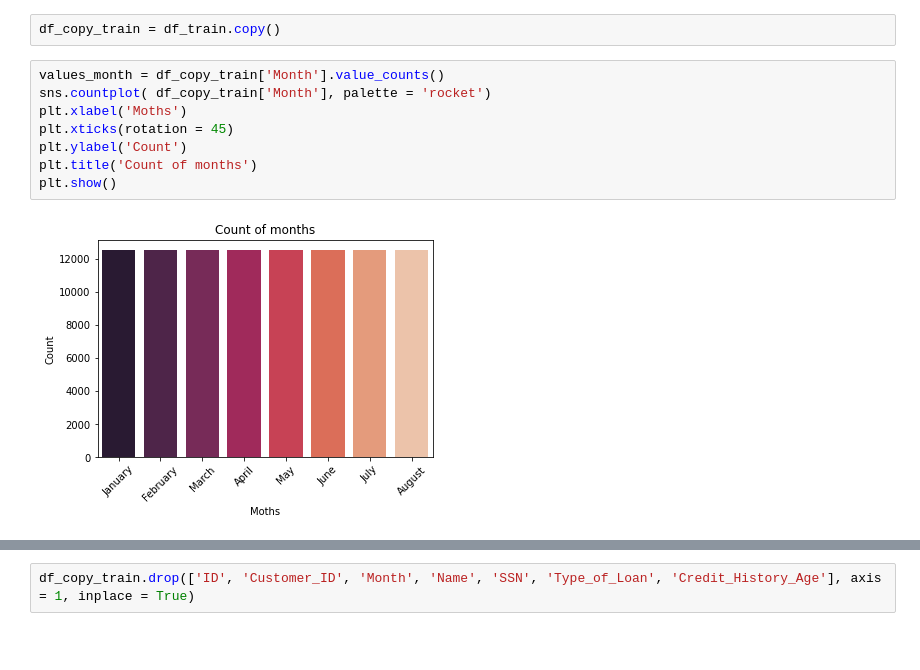
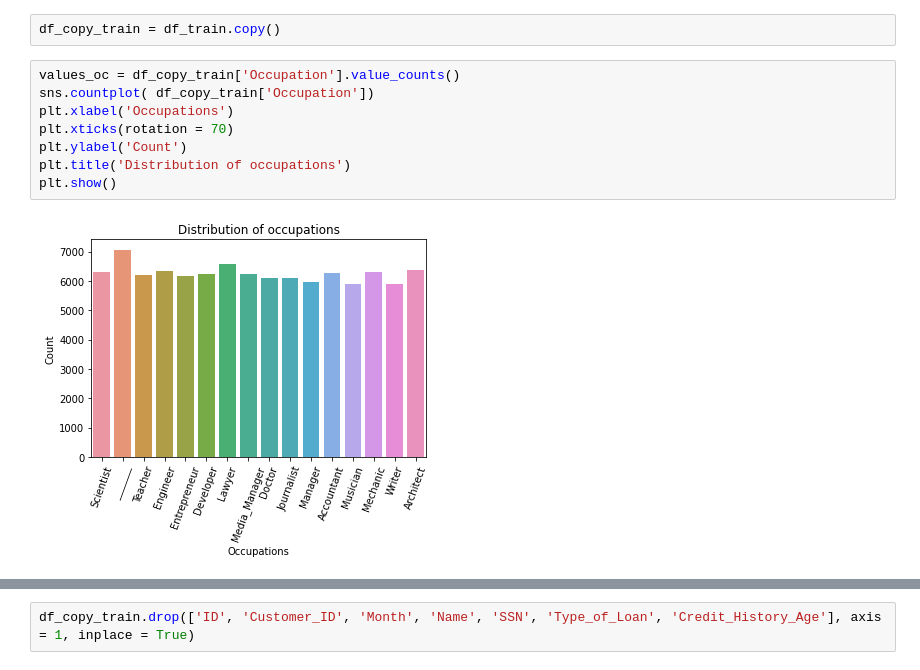
Before and after one commit to earo12/Credit-Score-Classification, a Jupyter notebook: Credit_Score_Classification.ipynb, the cells around one changed output, grey strips where cells are left out. Saved outputs shown, nothing was run; the diff lists cells and outputs as text; blank space fills up the shorter version.

Commit message:
Added graph of occupations

```diff
--- a/Credit_Score_Classification.ipynb
+++ b/Credit_Score_Classification.ipynb
@@ -79,12 +79,12 @@ df_train.describe().T
 # %%
 df_copy_train = df_train.copy()
 # %%
-values_month = df_copy_train['Month'].value_counts()
-sns.countplot( df_copy_train['Month'], palette = 'rocket')
-plt.xlabel('Moths')
-plt.xticks(rotation = 45)
+values_oc = df_copy_train['Occupation'].value_counts()
+sns.countplot( df_copy_train['Occupation'])
+plt.xlabel('Occupations')
+plt.xticks(rotation = 70)
 plt.ylabel('Count')
-plt.title('Count of months')
+plt.title('Distribution of occupations')
 plt.show()
 # %% [output]
-[figure, old version]
+[figure, new version]
```
Also changed, not shown: parts of 2 cells of this notebook.
